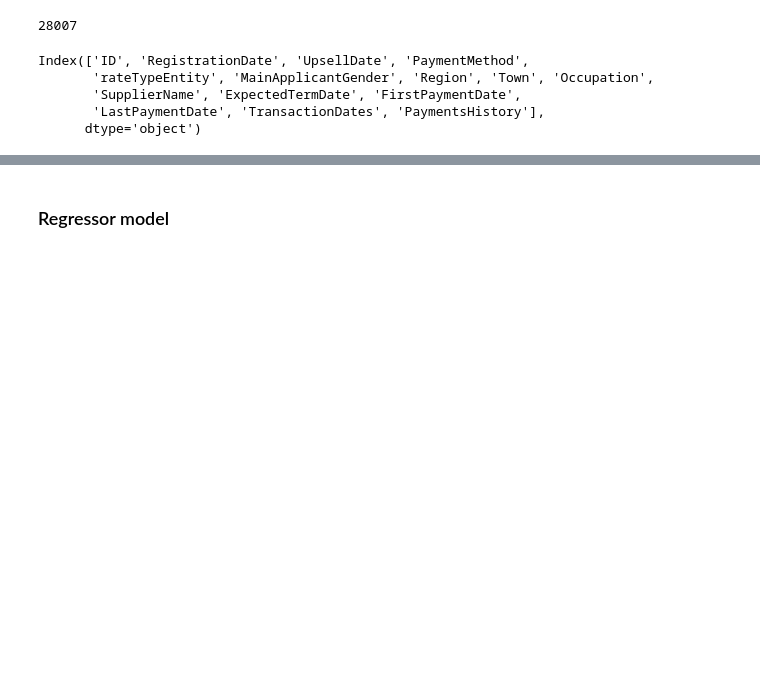
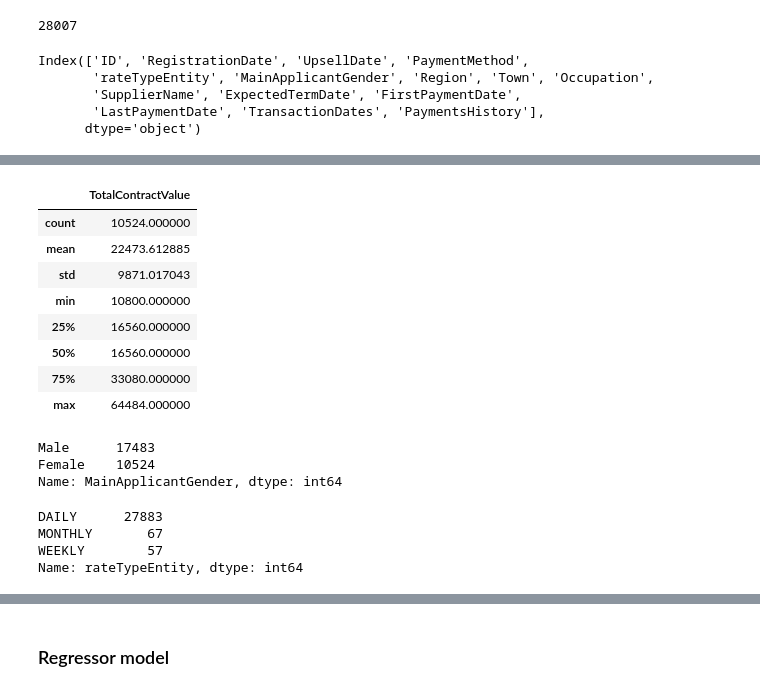
Before and after one commit to AumPandya95/zindi_paygo, a Jupyter notebook: notebooks/exploratory_data_analysis/eda.ipynb, the cells around one changed output, grey strips where cells are left out. Drawn from its saved outputs; the diff is of its cells as text; code cells hidden in the pictures; blank space fills up the shorter version.

```diff
--- a/notebooks/exploratory_data_analysis/eda.ipynb
+++ b/notebooks/exploratory_data_analysis/eda.ipynb
@@ -118,0 +130,25 @@ px.box(train_merged, x= 'MainApplicantGender', y='Deposit')
+# %%
+train_merged[train_merged['MainApplicantGender'] == 'Female'][['TotalContractValue']].describe()
+# %% [output]
+|  | TotalContractValue |
+| count | 10524.000000 |
+| mean | 22473.612885 |
+| std | 9871.017043 |
+| min | 10800.000000 |
+| 25% | 16560.000000 |
+| 50% | 16560.000000 |
+| 75% | 33080.000000 |
+| max | 64484.000000 |
+# %%
+train_merged['MainApplicantGender'].value_counts()
+# %% [output]
+Male      17483
+Female    10524
+Name: MainApplicantGender, dtype: int64
+# %%
+train_merged['rateTypeEntity'].value_counts()  # Daily is more
+# %% [output]
+DAILY      27883
+MONTHLY       67
+WEEKLY        57
+Name: rateTypeEntity, dtype: int64
```
Also changed, not shown: parts of 12 cells of this notebook.
